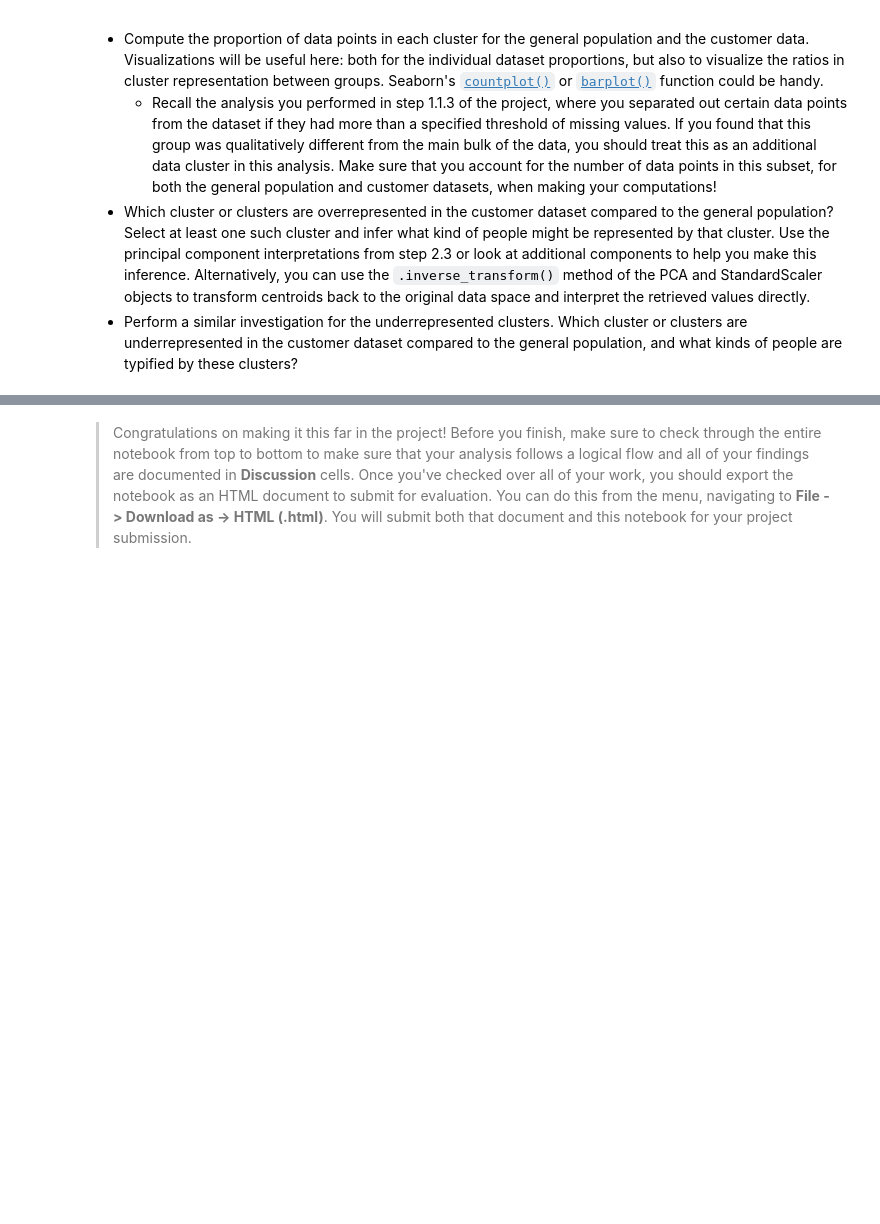
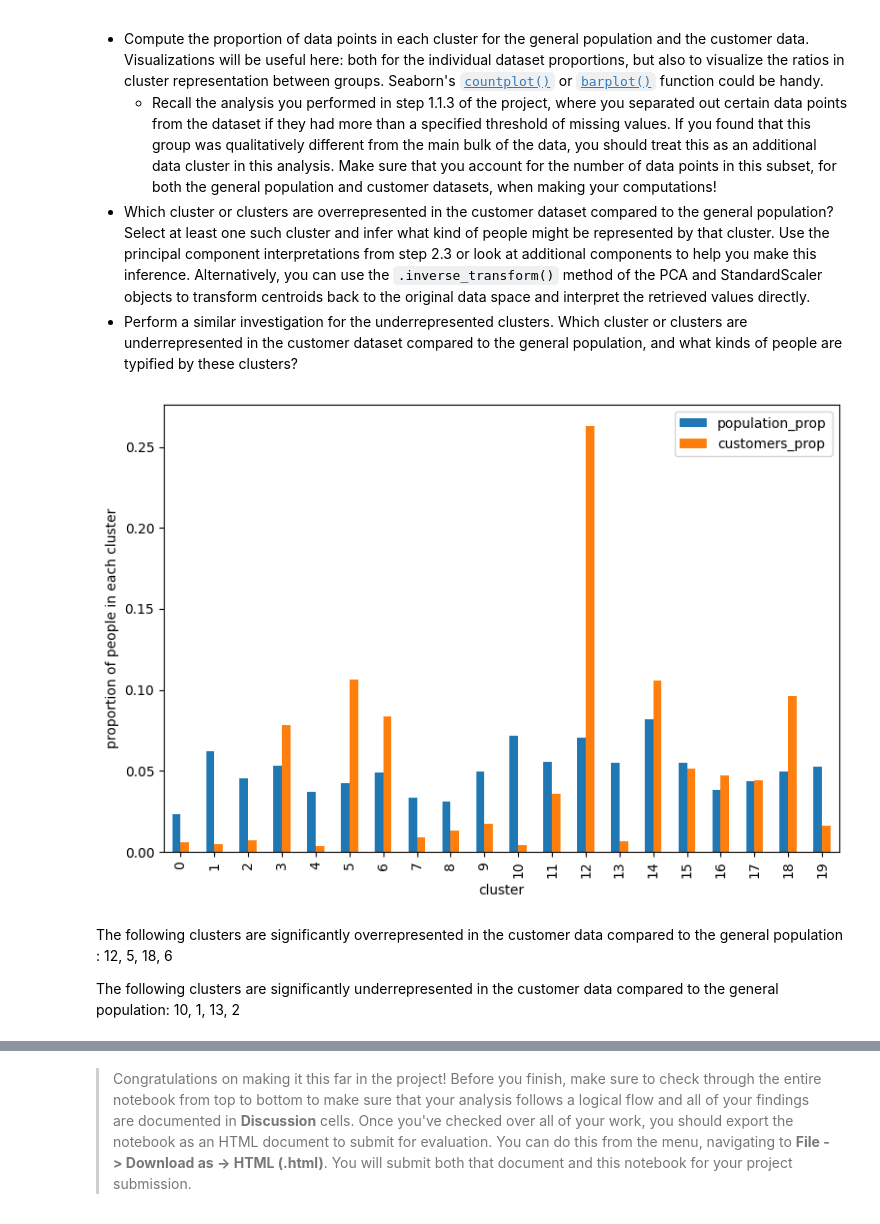
Before and after one commit to diggooddodg/Identify-customer-segments, a Jupyter notebook: Identify_Customer_Segments.ipynb, the cells around one changed output, grey strips where cells are left out. Saved outputs shown, nothing was run; the diff lists cells and outputs as text; code cells hidden in the pictures; blank space fills up the shorter version.

```diff
--- a/Identify_Customer_Segments.ipynb
+++ b/Identify_Customer_Segments.ipynb
@@ -1620,7 +1620,7 @@ plt.title('K-means score vs. number of clusters');
 # %%
 # Re-fit the k-means model with the selected number of clusters and obtain
 # cluster predictions for the general population demographics data.
-kmeans = KMeans(n_clusters=18)
+kmeans = KMeans(n_clusters=20)
 model = kmeans.fit(gen_demo_pca_data)
 gen_demo_pred = model.predict(gen_demo_pca_data)
 # %% [markdown]
@@ -1664,7 +1664,9 @@ See the caveats in the documentation: https://pandas.pydata.org/pandas-docs/stab
 count = 0
 for feature in list(gen_demo_clean):
     if feature not in list(customers_clean):
-        print(f"Feature {feature} is not present in general_demo_clean")
+        print(f"Feature {feature} is not present in customers_clean so will be added now")
+        customers_clean.insert(count, feature, 0)
+        print(f"Feature {feature} has been successfully added")
     count += 1
 
 print(f"{count} features checked")
@@ -1707,6 +1728,9 @@ Feature names seen at fit time, yet now missing:
 # %%
 #perform PCA
 customers_pca_data = pca_mod.transform(customers_scaled)
+# %%
+#perform clustering
+customer_pred = kmeans.predict(customers_pca_data)
 # %% [markdown]
 ### Step 3.3: Compare Customer Data to Demographics Data
 
@@ -1726,3 +1747,28 @@ Take a look at the following points in this step:
+# %%
+# Compare the proportion of data in each cluster for the customer data to the
+# proportion of data in each cluster for the general population.
+
+general_prop = []
+customers_prop = []
+for i in range(20):
+    general_prop.append((gen_demo_pred == i).sum()/len(gen_demo_pred))
+    customers_prop.append((customer_pred == i).sum()/len(customer_pred))
+
+x = list(range(20))
+df_general = pd.DataFrame({'cluster' : x, 'population_prop' : general_prop, 'customers_prop':customers_prop})
+
+#ax = sns.countplot(x='index', y = df_general['prop_1', 'prop_2'], data=df_general )
+df_general.plot(x='cluster', y = ['population_prop', 'customers_prop'], kind='bar', figsize=(9,6))
+plt.ylabel('proportion of people in each cluster')
+plt.show()
+# %% [output]
+[figure, added]
+# %% [markdown]
+The following clusters are significantly overrepresented in the customer data compared to the general population :
+12, 5, 18, 6
+
+The following clusters are significantly underrepresented in the customer data compared to the general population:
+10, 1, 13, 2
 # %%
 # What kinds of people are part of a cluster that is overrepresented in the
 # customer data compared to the general population?
```
Also changed, not shown: parts of 20 cells of this notebook, 1 other file.
